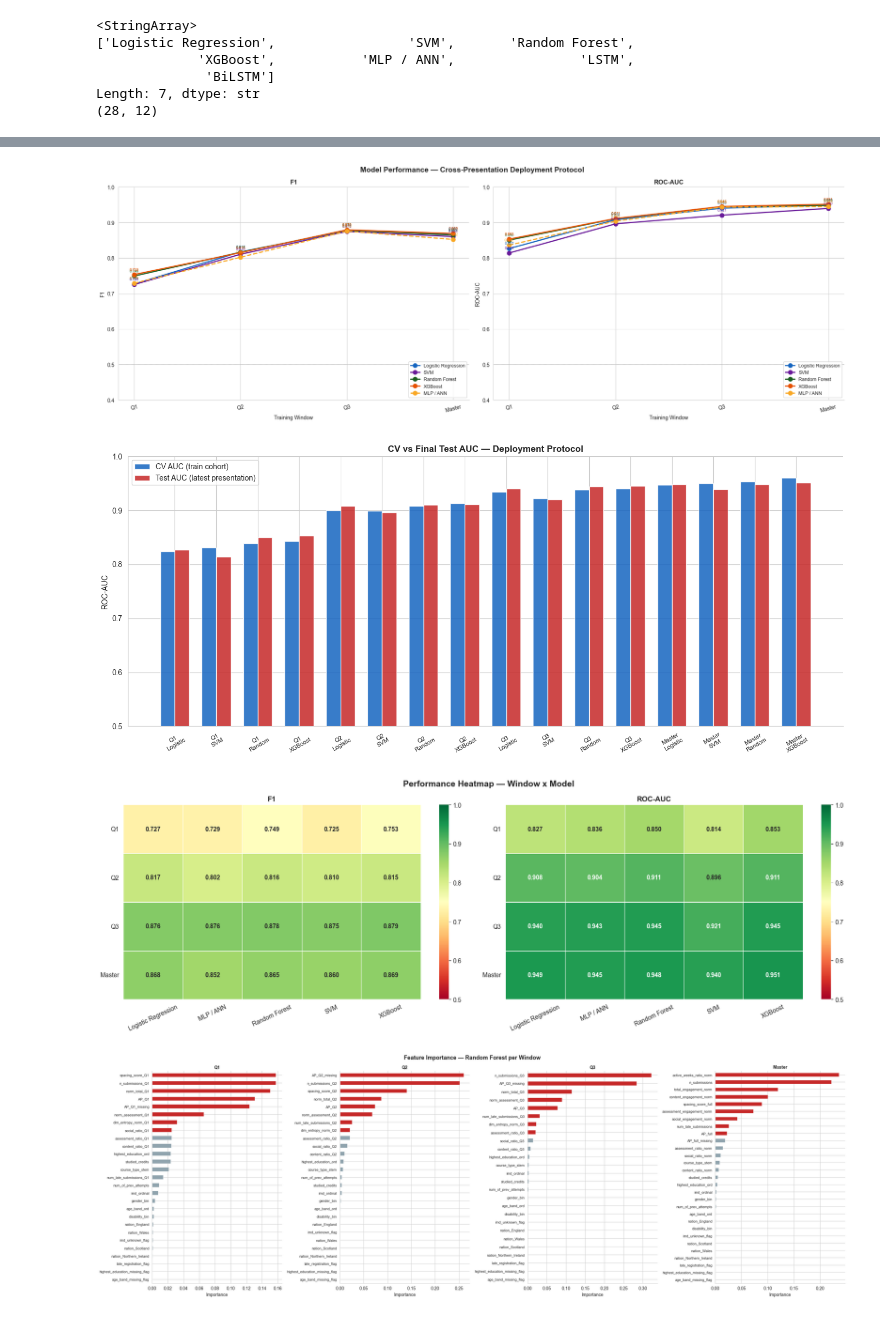
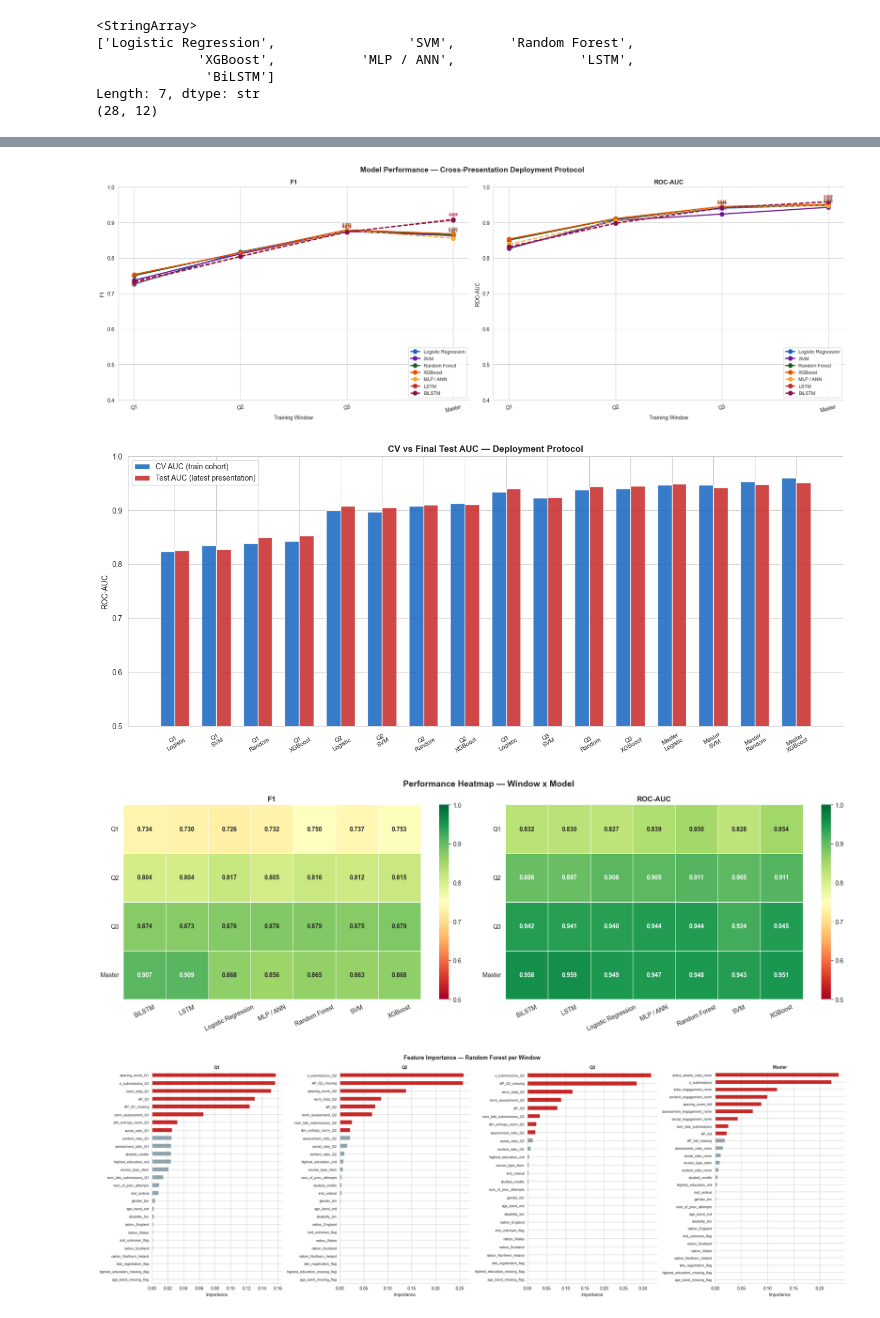
Before and after one commit to Anu-shree-S/oulad-clustered-student-engagement, a Jupyter notebook: notebooks/initial-eda-pipeline1.ipynb, the cells around one changed output, grey strips where cells are left out. Cells and saved outputs as stored; diff of their text form; code cells hidden in the pictures.

Commit message:
Add RobustScaler, LSTM/BiLSTM, ml_seq tables for weekly sequences

```diff
--- a/notebooks/initial-eda-pipeline1.ipynb
+++ b/notebooks/initial-eda-pipeline1.ipynb
@@ -1461,7 +1462,7 @@ class MLP(nn.Module):
 
 def train_mlp(X_tr, y_tr, X_te, y_te,
               epochs=60, batch_size=256, lr=1e-3):
-    scaler  = StandardScaler()
+    scaler  = RobustScaler()
     X_tr_s  = scaler.fit_transform(X_tr)
     X_te_s  = scaler.transform(X_te)
 
@@ -1817,3 +1840,13 @@ Quarter max weeks: {'Q1': 10, 'Q2': 19, 'Q3': 29, 'Master': 39}
 
 
 All windows complete.
+# %%
+# LSTM cell — run after main loop
+results_lstm = run_lstm_windows(ml_seq_train, ml_seq_test)
+results_test_full = pd.concat([results_test, results_lstm], ignore_index=True)
+
+print("\nFull results including LSTM:")
+display_cols = ["Window", "Model", "Accuracy", "Precision", "Recall", "F1", "ROC-AUC"]
+print(results_test_full[display_cols].to_string(index=False))
+results_test_full[display_cols].to_csv("results_test_full.csv", index=False)
+print("\nSaved results_test_full.csv")
@@ -1920,6 +1971,9 @@ MODEL_COLORS = {
     "BiLSTM":              "#880E4F",
 }
 
+# Use the full results table with LSTM
+results_plot = results_test_full
+
 # ── Plot 1: Test performance across windows ───────────────────────────────────
 fig, axes = plt.subplots(1, 2, figsize=(20, 7))
 fig.suptitle("Model Performance — Cross-Presentation Deployment Protocol",
@@ -1927,8 +1981,8 @@ fig.suptitle("Model Performance — Cross-Presentation Deployment Protocol",
 
 for ax, metric in zip(axes, ["F1", "ROC-AUC"]):
     for model_name, color in MODEL_COLORS.items():
-        subset = results_test[
-            results_test["Model"] == model_name].copy()
+        subset = results_plot[
+            results_plot["Model"] == model_name].copy()
         if subset.empty:
             continue
         subset = (subset.set_index("Window")
@@ -1939,14 +1993,17 @@ for ax, metric in zip(axes, ["F1", "ROC-AUC"]):
         ax.plot(subset["Window"], subset[metric],
                 marker="o", linewidth=2.2, markersize=8,
                 color=color, linestyle=ls, label=model_name)
+        # Replace the annotation loop with this
         for _, row in subset.iterrows():
             if pd.notna(row[metric]):
-                ax.annotate(
-                    f"{row[metric]:.3f}",
-                    (row["Window"], row[metric]),
-                    textcoords="offset points",
-                    xytext=(0, 8), ha="center",
-                    fontsize=7, color=color)
+                # Only annotate Q3 and Master to avoid crowding
+                if row["Window"] in ["Q3", "Master"]:
+                    ax.annotate(
+                        f"{row[metric]:.3f}",
+                        (row["Window"], row[metric]),
+                        textcoords="offset points",
+                        xytext=(0, 8), ha="center",
+                        fontsize=7, color=color)
 
     ax.set_title(metric, fontsize=12, fontweight="bold")
     ax.set_ylabel(metric)
@@ -1965,7 +2022,7 @@ plt.show()
 trad_models  = ["Logistic Regression", "SVM",
                 "Random Forest", "XGBoost"]
 cv_sub   = results_cv[results_cv["Model"].isin(trad_models)].copy()
-test_sub = results_test[results_test["Model"].isin(trad_models)].copy()
+test_sub = results_plot[results_plot["Model"].isin(trad_models)].copy()
 merged   = cv_sub[["Window","Model","CV AUC"]].merge(
     test_sub[["Window","Model","ROC-AUC"]],
     on=["Window","Model"]
@@ -1998,7 +2055,7 @@ fig.suptitle("Performance Heatmap — Window x Model",
              fontsize=14, fontweight="bold")
 
 for ax, metric in zip(axes, ["F1", "ROC-AUC"]):
-    pivot = (results_test
+    pivot = (results_plot
              .pivot(index="Window", columns="Model", values=metric)
              .reindex(window_order))
     sns.heatmap(pivot, annot=True, fmt=".3f",
@@ -2016,9 +2073,9 @@ plt.savefig("heatmap.png", dpi=150, bbox_inches="tight")
 plt.show()
 
 # ── Plot 4: Feature importance — RF per window ────────────────────────────────
-rf_res = results_test[
-    (results_test["Model"] == "Random Forest") &
-    (results_test["_model"].notna())
+rf_res = results_plot[
+    (results_plot["Model"] == "Random Forest") &
+    (results_plot["_model"].notna())
 ].reset_index(drop=True)
 
 if len(rf_res) > 0:
@@ -2036,37 +2093,37 @@ if len(rf_res) > 0:
         colors = ["#C62828" if v >= imps.quantile(0.7)
                   else "#90A4AE" for v in imps.values]
         imps.plot(kind="barh", ax=ax, color=colors,
                   edgecolor="white", linewidth=0.4)
         ax.set_title(row["Window"], fontsize=10, fontweight="bold")
         ax.set_xlabel("Importance")
         ax.tick_params(axis="y", labelsize=8)
     plt.tight_layout()
     plt.savefig("feature_importance.png", dpi=150, bbox_inches="tight")
     plt.show()
 
 # ── Plot 5: Confusion matrices — RF ──────────────────────────────────────────
 if len(rf_res) > 0:
     fig, axes = plt.subplots(1, n, figsize=(5*n, 4))
     if n == 1:
         axes = [axes]
     fig.suptitle("Confusion Matrices — Random Forest",
                  fontsize=13, fontweight="bold")
     for ax, (_, row) in zip(axes, rf_res.iterrows()):
         ConfusionMatrixDisplay.from_predictions(
             row["_y_te"],
             row["_model"].predict(row["_X_te"]),
             display_labels=["Not At-Risk", "At-Risk"],
             cmap="Blues", ax=ax, colorbar=False
         )
         ax.set_title(row["Window"], fontsize=9, fontweight="bold")
     plt.tight_layout()
     plt.savefig("confusion_matrices.png", dpi=150, bbox_inches="tight")
     plt.show()
 # %% [output]
-[figure, old version]
+[figure, new version]
-[figure, old version]
+[figure, new version]
-[figure, old version]
+[figure, new version]
-[figure, old version]
+[figure, new version]
 [figure]
 # %% [markdown]
 <a style='text-decoration:none;line-height:16px;display:flex;color:#5B5B62;padding:10px;justify-content:end;' href='https://deepnote.com?utm_source=created-in-deepnote-cell&projectId=915c48ff-4287-4f39-af89-419738985e00' target="_blank">
```
Also changed, not shown: parts of 6 cells of this notebook, 9 other files.
